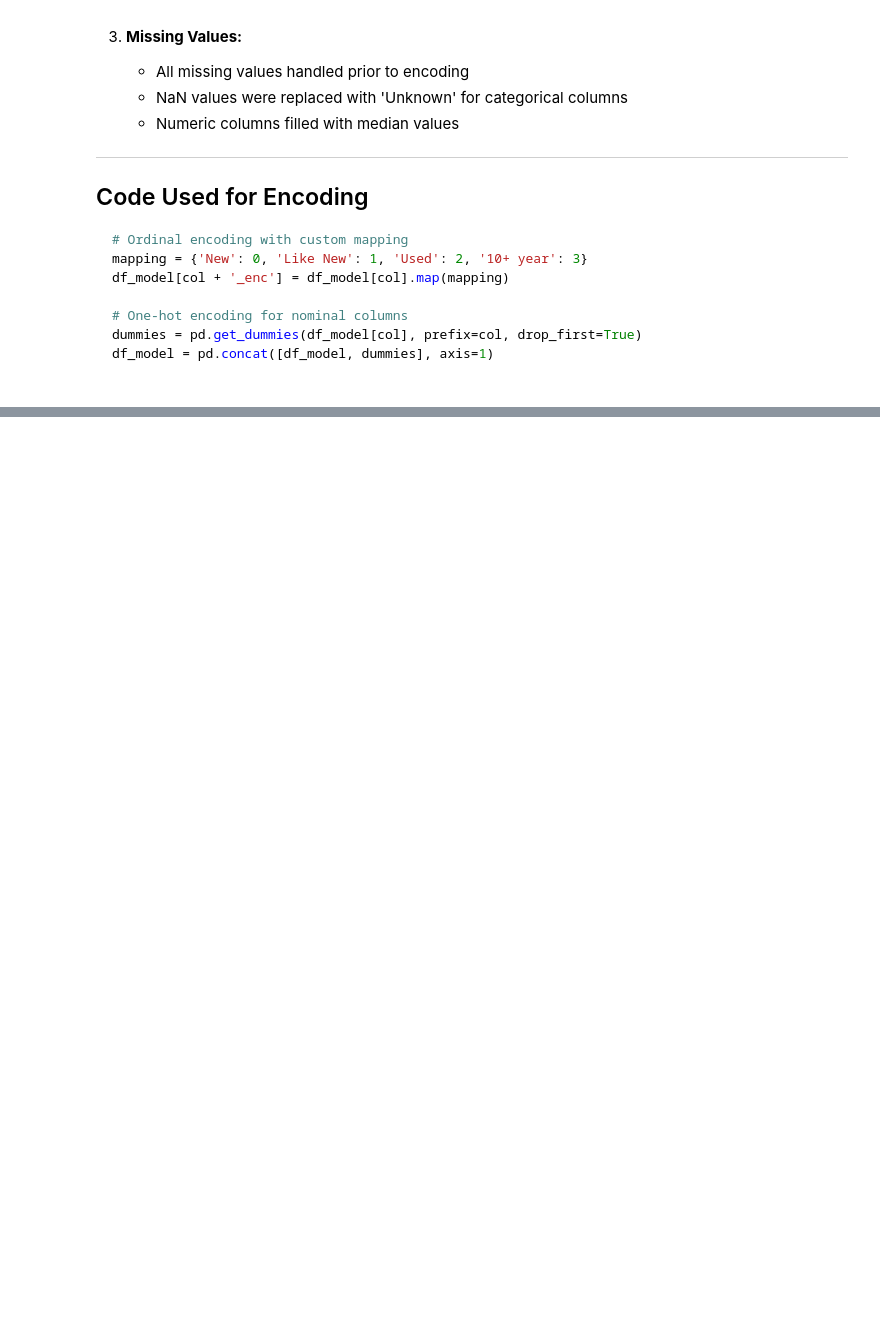
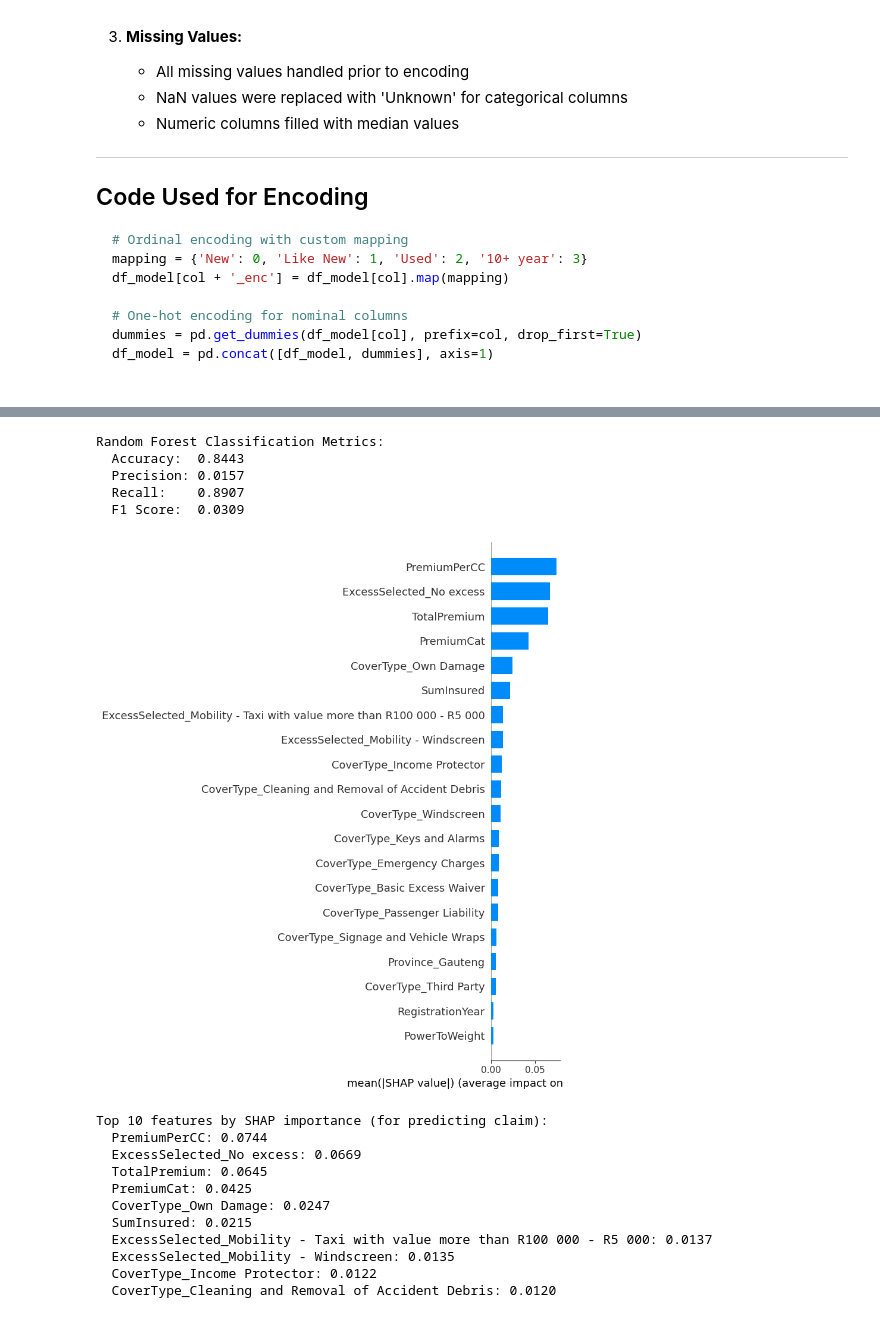
Before and after one commit to hawi088/insurance-risk-analytics, a Jupyter notebook: notebooks/task4.ipynb, the cells around one changed output, grey strips where cells are left out. Saved outputs shown, nothing was run; the diff lists cells and outputs as text; code cells hidden in the pictures; blank space fills up the shorter version.

```diff
--- a/notebooks/task4.ipynb
+++ b/notebooks/task4.ipynb
@@ -785,0 +926,11 @@ Regression - Test: 558 rows
+# %%
+# Define feature columns
+feature_cols = X_train_c.columns.tolist()
+
+# Then get feature importances
+importances = rf.feature_importances_
+indices = np.argsort(importances)[-10:]
+
+print("\nTop 10 features (Random Forest Classifier):")
+for i in indices:
+    print(f"  {feature_cols[i]}: {importances[i]:.4f}")
@@ -785,0 +1026,50 @@ Regression - Test: 558 rows
+# %%
+from sklearn.metrics import accuracy_score, precision_score, recall_score, f1_score
+import shap
+import numpy as np
+import matplotlib.pyplot as plt
+
+# ---------- 1. Classification metrics ----------
+y_pred_rf = (rf.predict_proba(X_test_c)[:, 1] >= 0.5).astype(int)
+print("Random Forest Classification Metrics:")
+print(f"  Accuracy:  {accuracy_score(y_test_c, y_pred_rf):.4f}")
+print(f"  Precision: {precision_score(y_test_c, y_pred_rf):.4f}")
+print(f"  Recall:    {recall_score(y_test_c, y_pred_rf):.4f}")
+print(f"  F1 Score:  {f1_score(y_test_c, y_pred_rf):.4f}")
+
+# ---------- 2. SHAP bar plot (reliable) ----------
+# Sample 500 rows for SHAP (to keep it fast)
+X_sample = X_test_c.sample(n=500, random_state=42)
+explainer = shap.TreeExplainer(rf)
+shap_values = explainer.shap_values(X_sample.values)
+
+# For binary classification, shap_values is a list: [class0, class1]
+shap_values_class1 = shap_values[1]   # claim class
+
+# Bar plot of mean |SHAP| values
+shap.summary_plot(shap_values_class1, X_sample.values, feature_names=feature_cols, plot_type="bar")
+
+# Get top 10 features by mean |SHAP|
+mean_shap = np.abs(shap_values_class1).mean(axis=0)
+top_idx = np.argsort(mean_shap)[-10:][::-1]
+print("\nTop 10 features by SHAP importance (for predicting claim):")
+for i in top_idx:
+    print(f"  {feature_cols[i]}: {mean_shap[i]:.4f}")
+# %% [output]
+Random Forest Classification Metrics:
+  Accuracy:  0.8443
+  Precision: 0.0157
+  Recall:    0.8907
+  F1 Score:  0.0309
+[figure, added]
+Top 10 features by SHAP importance (for predicting claim):
+  PremiumPerCC: 0.0744
+  ExcessSelected_No excess: 0.0669
+  TotalPremium: 0.0645
+  PremiumCat: 0.0425
+  CoverType_Own Damage: 0.0247
+  SumInsured: 0.0215
+  ExcessSelected_Mobility - Taxi with value more than R100 000 - R5 000: 0.0137
+  ExcessSelected_Mobility - Windscreen: 0.0135
+  CoverType_Income Protector: 0.0122
+  CoverType_Cleaning and Removal of Accident Debris: 0.0120
```
Also changed, not shown: parts of 10 cells of this notebook.
